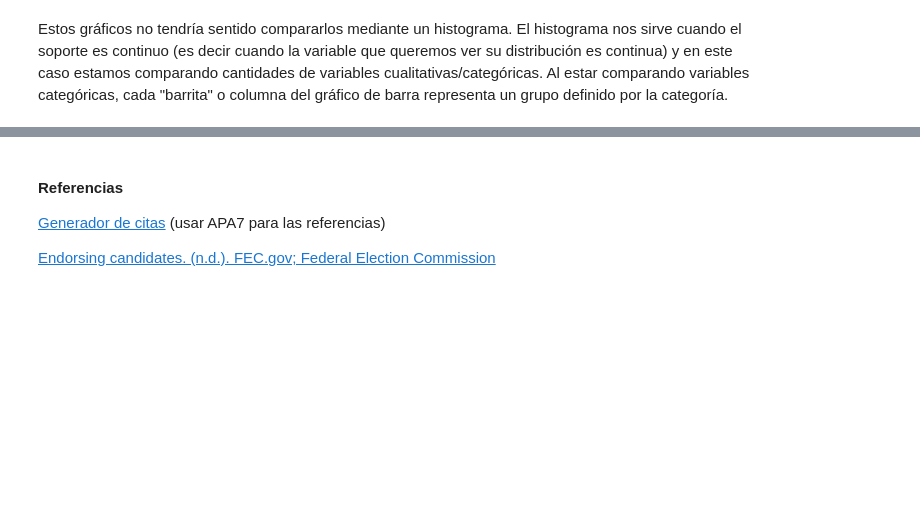
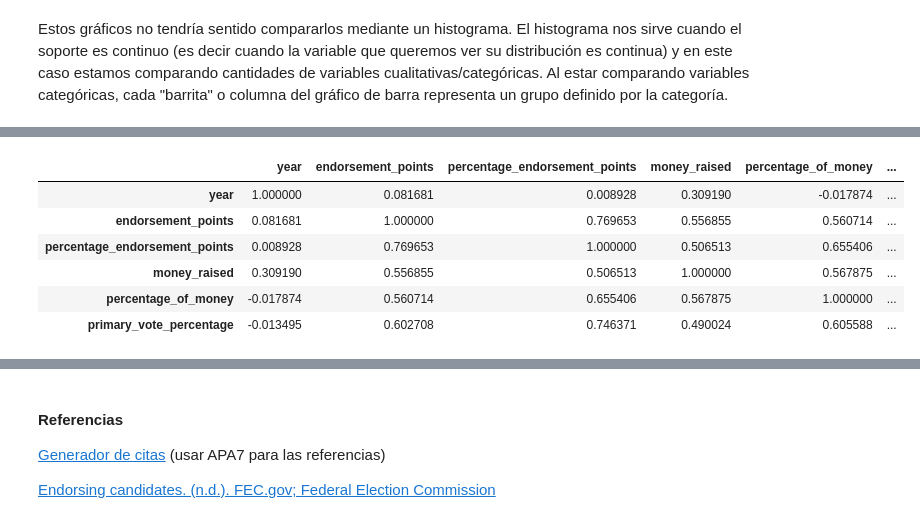
Before and after one commit to 1gnacio/orgadatos-kaggle-tp1, a Jupyter notebook: notebook707f668b56.ipynb, the cells around one changed output, grey strips where cells are left out. Drawn from its saved outputs; the diff is of its cells as text; code cells hidden in the pictures; blank space fills up the shorter version.

```diff
--- a/notebook707f668b56.ipynb
+++ b/notebook707f668b56.ipynb
@@ -273,0 +280,10 @@ Estos gráficos no tendría sentido compararlos mediante un histograma. El histo
+# %%
+data.corr(method ='pearson')
+# %% [output]
+|  | year | endorsement_points | percentage_endorsement_points | money_raised | percentage_of_money | ... |
+| year | 1.000000 | 0.081681 | 0.008928 | 0.309190 | -0.017874 | ... |
+| endorsement_points | 0.081681 | 1.000000 | 0.769653 | 0.556855 | 0.560714 | ... |
+| percentage_endorsement_points | 0.008928 | 0.769653 | 1.000000 | 0.506513 | 0.655406 | ... |
+| money_raised | 0.309190 | 0.556855 | 0.506513 | 1.000000 | 0.567875 | ... |
+| percentage_of_money | -0.017874 | 0.560714 | 0.655406 | 0.567875 | 1.000000 | ... |
+| primary_vote_percentage | -0.013495 | 0.602708 | 0.746371 | 0.490024 | 0.605588 | ... |
```
Also changed, not shown: parts of 7 cells of this notebook.
